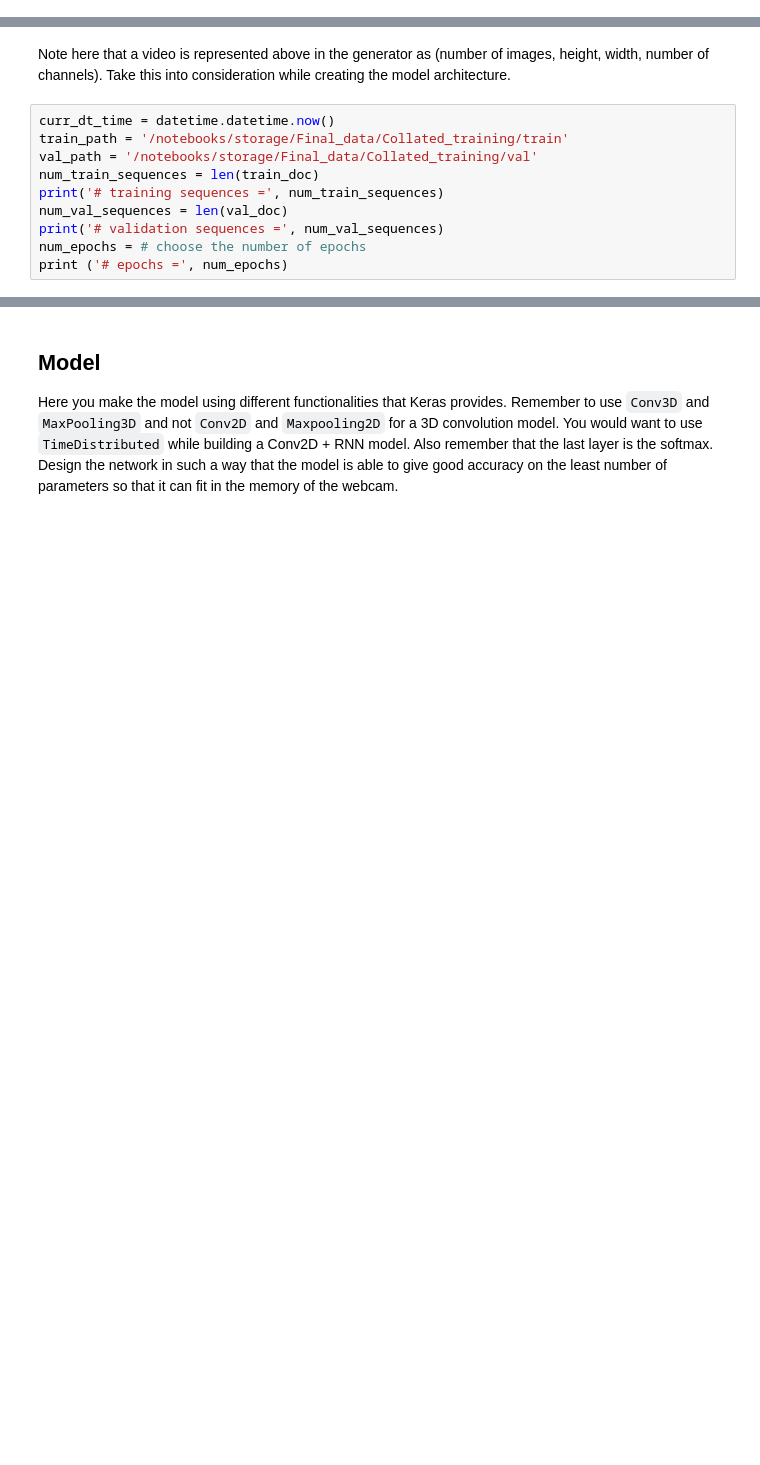
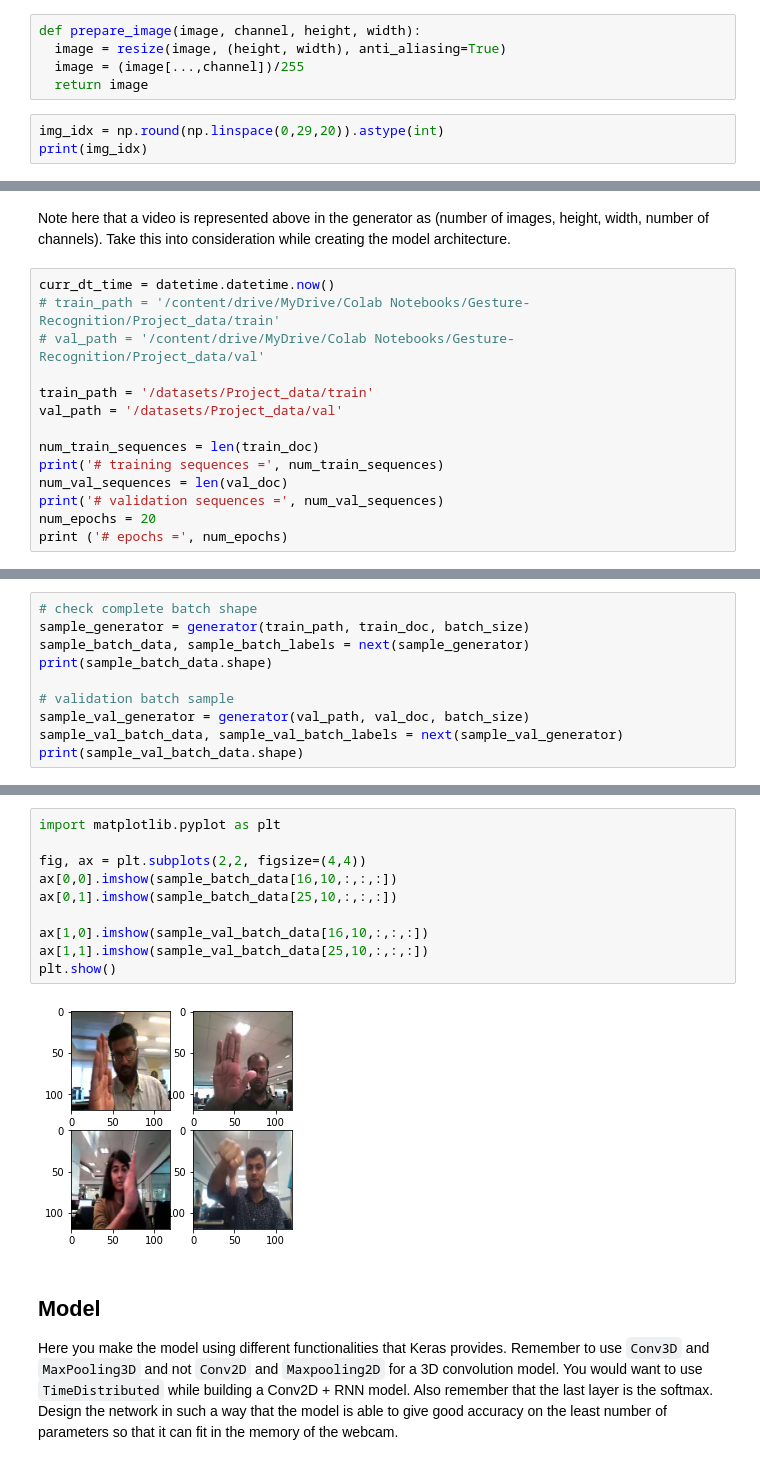
Before and after one commit to Aswani-ReddyKV/Gesture-Recognition, a Jupyter notebook: Gesture_Recognition_Project.ipynb, the cells around one changed output, grey strips where cells are left out. Drawn from its saved outputs; the diff is of its cells as text; blank space fills up the shorter version.

Commit message:
code with generator logic updated

```diff
--- a/Gesture_Recognition_Project.ipynb
+++ b/Gesture_Recognition_Project.ipynb
@@ -63,3 +49,11 @@ batch_size = #experiment with the batch size
 # %% [markdown]
 ## Generator
 This is one of the most important part of the code. The overall structure of the generator has been given. In the generator, you are going to preprocess the images as you have images of 2 different dimensions as well as create a batch of video frames. You have to experiment with `img_idx`, `y`,`z` and normalization such that you get high accuracy.
+# %%
+def prepare_image(image, channel, height, width):
+  image = resize(image, (height, width), anti_aliasing=True)
+  image = (image[...,channel])/255
+  return image
+# %%
+img_idx = np.round(np.linspace(0,29,20)).astype(int)
+print(img_idx)
@@ -94,11 +112,15 @@ def generator(source_path, folder_list, batch_size):
 Note here that a video is represented above in the generator as (number of images, height, width, number of channels). Take this into consideration while creating the model architecture.
 # %%
 curr_dt_time = datetime.datetime.now()
-train_path = '/notebooks/storage/Final_data/Collated_training/train'
-val_path = '/notebooks/storage/Final_data/Collated_training/val'
+# train_path = '/content/drive/MyDrive/Colab Notebooks/Gesture-Recognition/Project_data/train'
+# val_path = '/content/drive/MyDrive/Colab Notebooks/Gesture-Recognition/Project_data/val'
+
+train_path = '/datasets/Project_data/train'
+val_path = '/datasets/Project_data/val'
+
 num_train_sequences = len(train_doc)
 print('# training sequences =', num_train_sequences)
 num_val_sequences = len(val_doc)
 print('# validation sequences =', num_val_sequences)
-num_epochs = # choose the number of epochs
+num_epochs = 20
 print ('# epochs =', num_epochs)
@@ -104,0 +131,10 @@ print ('# epochs =', num_epochs)
+# %%
+# check complete batch shape
+sample_generator = generator(train_path, train_doc, batch_size)
+sample_batch_data, sample_batch_labels = next(sample_generator)
+print(sample_batch_data.shape)
+
+# validation batch sample
+sample_val_generator = generator(val_path, val_doc, batch_size)
+sample_val_batch_data, sample_val_batch_labels = next(sample_val_generator)
+print(sample_val_batch_data.shape)
@@ -105,3 +146,15 @@ print ('# epochs =', num_epochs)
+# %%
+import matplotlib.pyplot as plt
+
+fig, ax = plt.subplots(2,2, figsize=(4,4))
+ax[0,0].imshow(sample_batch_data[16,10,:,:,:])
+ax[0,1].imshow(sample_batch_data[25,10,:,:,:])
+
+ax[1,0].imshow(sample_val_batch_data[16,10,:,:,:])
+ax[1,1].imshow(sample_val_batch_data[25,10,:,:,:])
+plt.show()
+# %% [output]
+[figure, added]
 # %% [markdown]
 ## Model
 Here you make the model using different functionalities that Keras provides. Remember to use `Conv3D` and `MaxPooling3D` and not `Conv2D` and `Maxpooling2D` for a 3D convolution model. You would want to use `TimeDistributed` while building a Conv2D + RNN model. Also remember that the last layer is the softmax. Design the network in such a way that the model is able to give good accuracy on the least number of parameters so that it can fit in the memory of the webcam.
```
Also changed, not shown: parts of 14 cells of this notebook.
